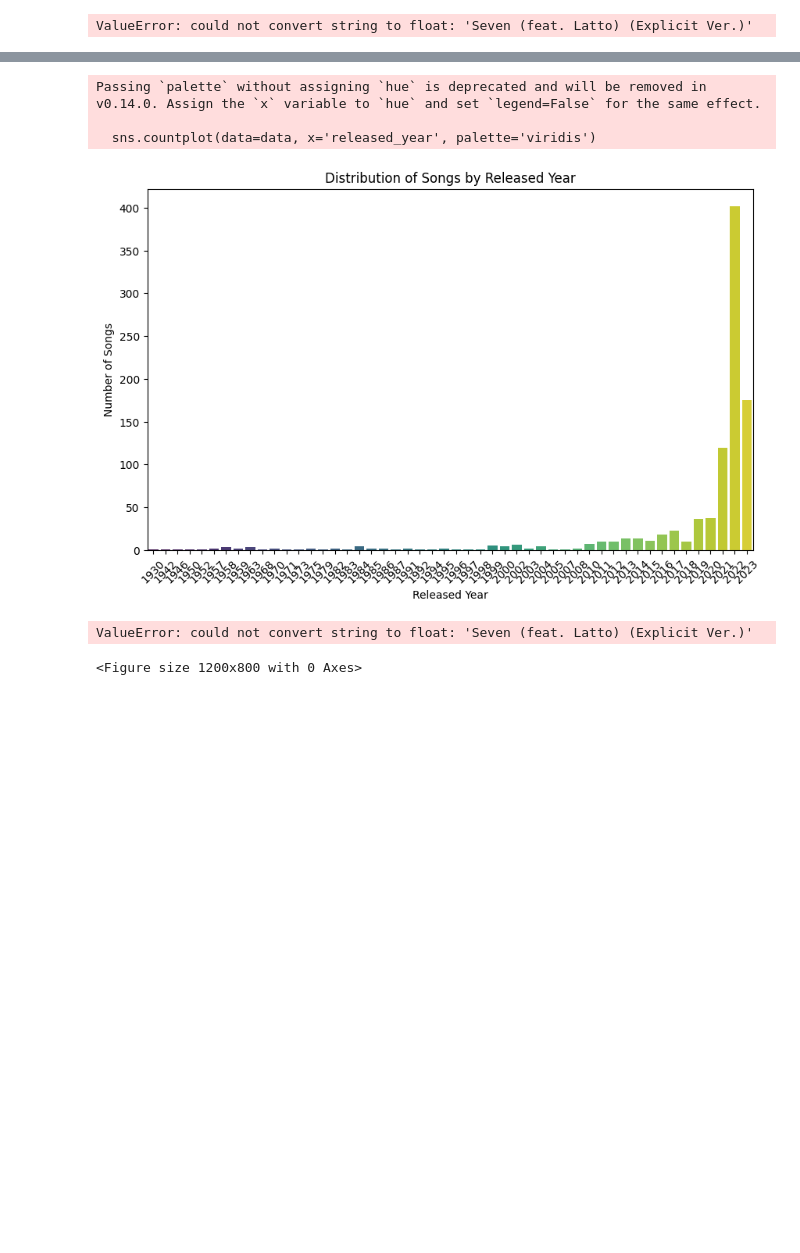
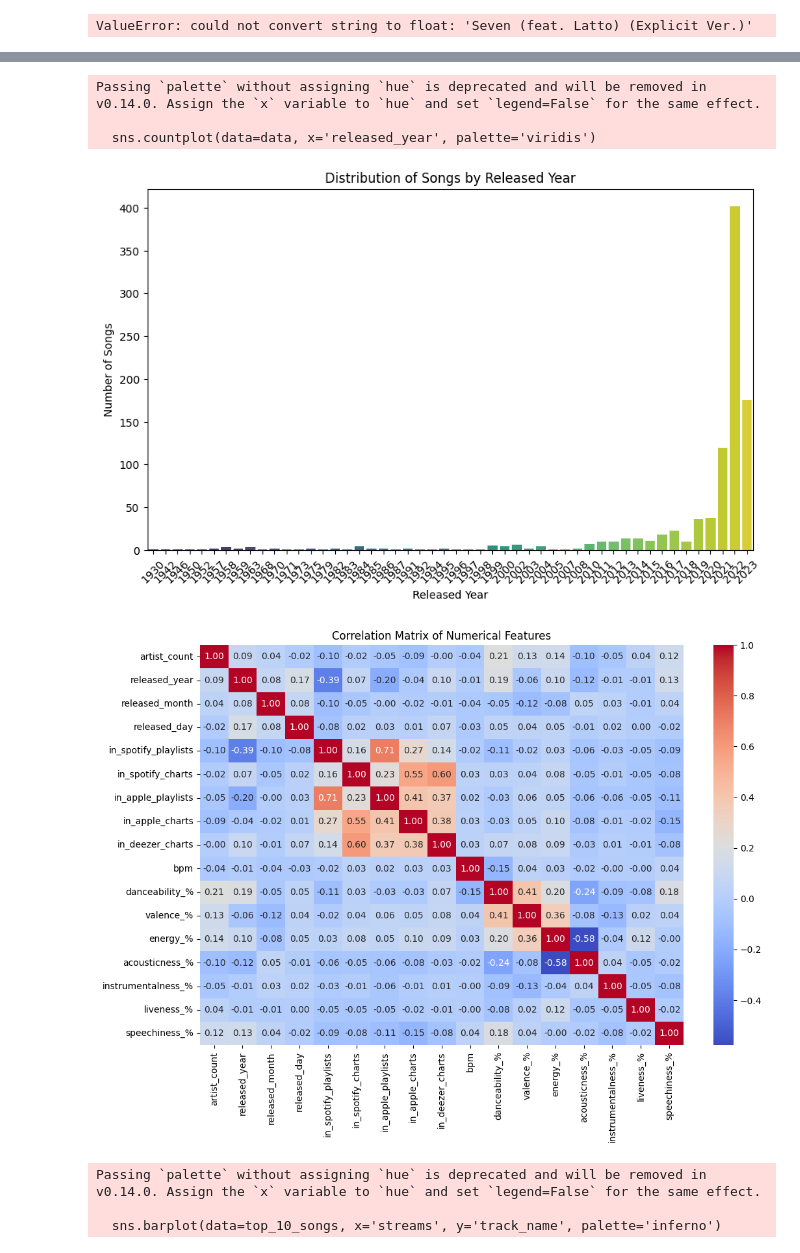
Before and after one commit to abdelhadi16/formation--ai-, a Jupyter notebook: spotify.ipynb, the cells around one changed output, grey strips where cells are left out. Cells and saved outputs as stored; diff of their text form; code cells hidden in the pictures; blank space fills up the shorter version.

```diff
--- a/spotify.ipynb
+++ b/spotify.ipynb
@@ -123,0 +126,4 @@ plt.show() #affiche le graphe
+# %%
+top_10_songs = spotify_songs[['track_name', 'artist(s)_name', 'streams']].sort_values(by='streams', ascending=False).head(10)
+print("\ntop 10 most streamed songs:")
+print(top_10_songs)
@@ -123,0 +148,4 @@ plt.show() #affiche le graphe
+# %%
+average_bpm_byyear = spotify_songs.groupby('released_year')['bpm'].mean()
+print("\naverage BPM of songs by year:")
+print(average_bpm_byyear)
@@ -135,14 +181,15 @@ plt.show()
 
 # Visualization: Correlation matrix heatmap
 plt.figure(figsize=(12, 8))
-corr_matrix = data.corr()
-sns.heatmap(corr_matrix, annot=True, cmap='coolwarm', fmt='.2f')
+datan = data.select_dtypes(include=['float64', 'int64'])
+corr_m = datan.corr()
+sns.heatmap(corr_m, annot=True, cmap='coolwarm', fmt='.2f')
 plt.title('Correlation Matrix of Numerical Features')
 plt.show()
 
 # Visualization: Top 10 most streamed songs
 plt.figure(figsize=(12, 6))
-sns.barplot(data=top_10_streamed_songs, x='streams', y='track_name', palette='inferno')
+sns.barplot(data=top_10_songs, x='streams', y='track_name', palette='inferno')
 plt.title('Top 10 Most Streamed Songs')
 plt.xlabel('Streams')
 plt.ylabel('Track Name')
@@ -152,32 +199,34 @@ plt.show()
 plt.figure(figsize=(10, 6))
 average_bpm_byyear.plot(kind='bar', color='dodgerblue')
 plt.title('Average BPM of Songs by Year')
 plt.xlabel('Released Year')
 plt.ylabel('Average BPM')
 plt.xticks(rotation=45)
 plt.show()
 
 # Additional visualizations
 # Example: Distribution of Danceability
 plt.figure(figsize=(10, 6))
 sns.histplot(data['danceability_%'], kde=True, color='skyblue')
 plt.title('Distribution of Danceability')
 plt.xlabel('Danceability (%)')
 plt.ylabel('Frequency')
 plt.show()
 
 # Example: Relationship between Energy and Valence
 plt.figure(figsize=(10, 6))
 sns.scatterplot(data=data, x='energy_%', y='valence_%', hue='released_year', palette='coolwarm')
 plt.title('Relationship between Energy and Valence')
 plt.xlabel('Energy (%)')
 plt.ylabel('Valence (%)')
 plt.legend(title='Released Year', bbox_to_anchor=(1.05, 1), loc='upper left')
 plt.show()
 # %% [output]
 Passing `palette` without assigning `hue` is deprecated and will be removed in v0.14.0. Assign the `x` variable to `hue` and set `legend=False` for the same effect.
 
   sns.countplot(data=data, x='released_year', palette='viridis')
 [figure]
+[figure, added]
-ValueError: could not convert string to float: 'Seven (feat. Latto) (Explicit Ver.)'
+Passing `palette` without assigning `hue` is deprecated and will be removed in v0.14.0. Assign the `x` variable to `hue` and set `legend=False` for the same effect.
+
+  sns.barplot(data=top_10_songs, x='streams', y='track_name', palette='inferno')
-<Figure size 1200x800 with 0 Axes>
```
Also changed, not shown: parts of 5 cells of this notebook.
